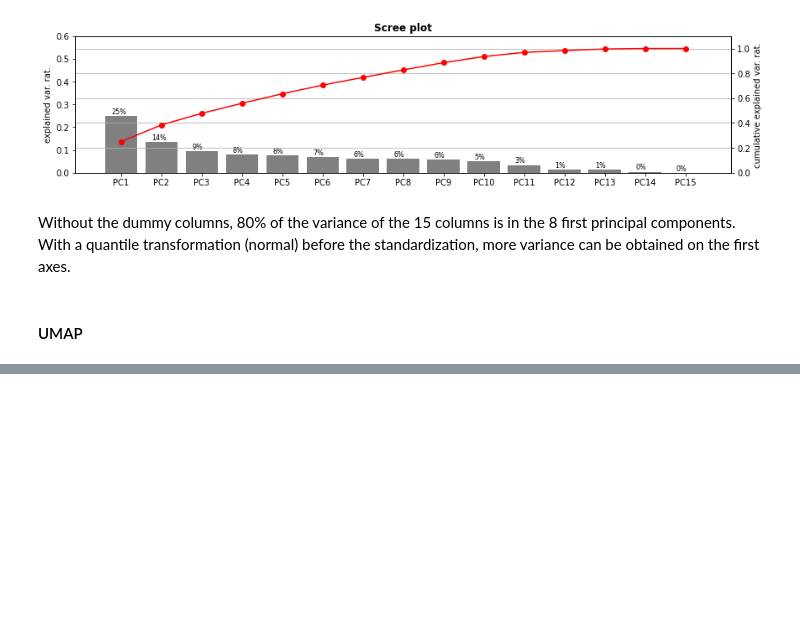
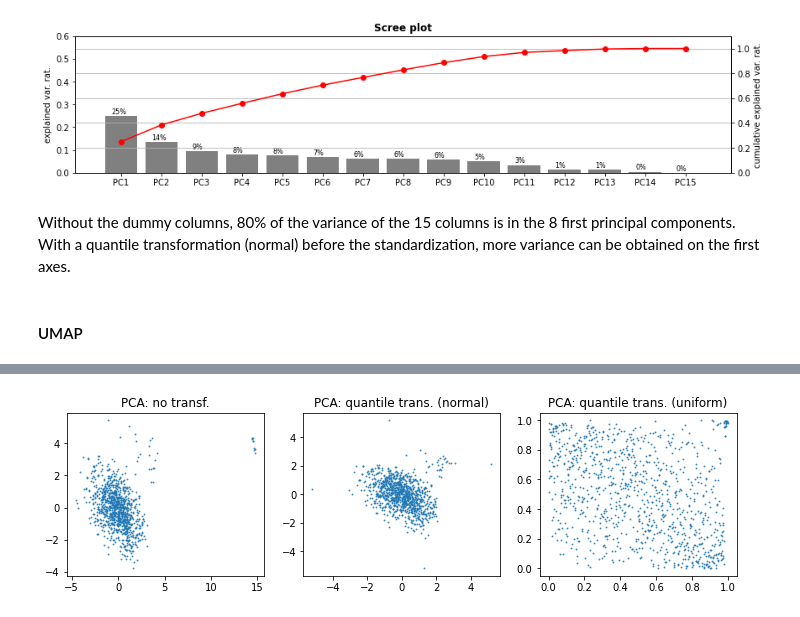
Before and after one commit to SmellyArmure/OC_DS_Project5, a Jupyter notebook: NOTEBOOKS/P5_Clustering.ipynb, the cells around one changed output, grey strips where cells are left out. Drawn from its saved outputs; the diff is of its cells as text; code cells hidden in the pictures; blank space fills up the shorter version.

```diff
--- a/NOTEBOOKS/P5_Clustering.ipynb
+++ b/NOTEBOOKS/P5_Clustering.ipynb
@@ -696,0 +491,20 @@ plt.show()
+# %%
+# Data selection
+sel_cols = [c for c in df_cust_vif.columns \
+            if not (('cat_' in c)\
+                    or ('paytype' in c)\
+                    or ('reg' in c))]
+print("Columns excluded :\n",
+      [c for c in df_cust_vif if c not in sel_cols])
+print("Columns included :\n", sel_cols)
+
+# Transformation and encoding
+ct1 = CustTransformer(strat_low_card='ohe',
+                      strat_quant='quant_norm')
+ct2 = CustTransformer(strat_quant='stand')
+
+df_sel_trans = ct2.fit_transform(ct1.fit_transform(df_cust_vif[sel_cols]))
+
+# Sampling
+ind_sample = df_sel_trans.sample(1000, random_state=14).index
+df = df_sel_trans.loc[ind_sample]
@@ -696,0 +516,17 @@ plt.show()
+# %%
+# PCA
+
+from sklearn.decomposition import PCA
+
+# Performing pca
+pca = PCA(n_components=2).fit(df)
+
+# Projection of the sample dataframe on the 2 first pca axes
+df_proj_PCA_2D = pd.DataFrame(pca.transform(df),
+                              index=df.index,
+                              columns=['PC'+str(i) for i in range(2)])
+# %%
+plot_projection(df_proj_PCA_2D, ser_clust=None, quant_transf=True,
+             figsize=(12,3), title='PCA')
+# %% [output]
+[figure, added]
```
Also changed, not shown: parts of 92 cells of this notebook, 1 other file.
